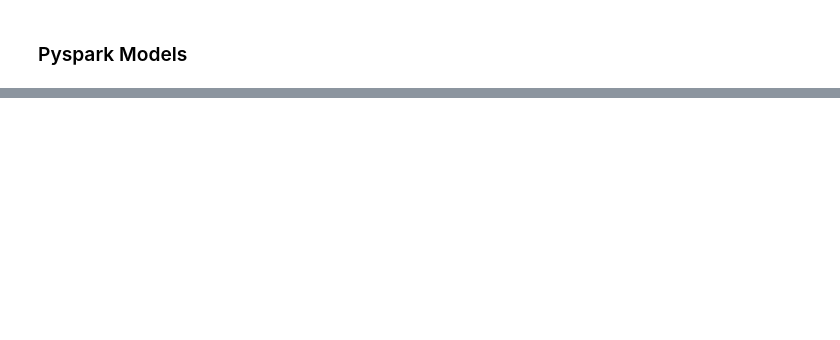
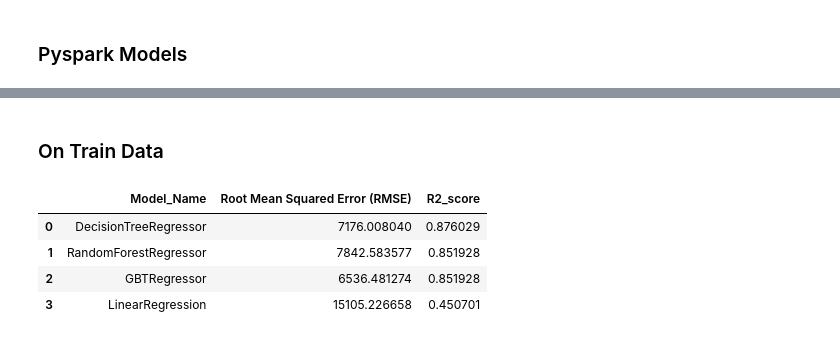
Before and after one commit to menna15/Air-flights-Fare-Prediction, a Jupyter notebook: airflight-bigdata.ipynb, the cells around one changed output, grey strips where cells are left out. Saved outputs shown, nothing was run; the diff lists cells and outputs as text; code cells hidden in the pictures; blank space fills up the shorter version.

Commit message:
Add Evaluation on training

```diff
--- a/airflight-bigdata.ipynb
+++ b/airflight-bigdata.ipynb
@@ -650,4 +695,5 @@ flight_df.show(3)
 only showing top 3 rows
 # %%
 results=[]
+results_train=[]
 train_data, test_data = flight_df.randomSplit([0.7, 0.3], seed=42)
@@ -753,0 +855,13 @@ R2: 0.8525735258628964
+# %%
+gbt_predictions = gbt_model.transform(train_data)
+gbt_evaluator = RegressionEvaluator(labelCol="Fare", metricName="rmse")
+
+rmse = gbt_evaluator.evaluate(gbt_predictions)
+print("Root Mean Squared Error (RMSE) on test data = %g" % rmse)
+
+# compute R2
+evaluator = RegressionEvaluator(labelCol="Fare", metricName="r2")
+r2 = evaluator.evaluate(predictions)
+print("R2:", r2)
+
+results_train.append([rmse,r2])
@@ -775,0 +898,10 @@ R2 = 0.875021
+# %%
+dt_predictions = dt_model.transform(train_data)
+dt_evaluator = RegressionEvaluator(labelCol="Fare", metricName="rmse")
+rmse = dt_evaluator.evaluate(dt_predictions)
+print("Root Mean Squared Error (RMSE) on test data = %g" % rmse)
+dt_evaluator = RegressionEvaluator(labelCol="Fare", metricName="r2")
+r2 = dt_evaluator.evaluate(dt_predictions)
+print("R2 = %g" % r2)
+
+results_train.append([rmse,r2])
@@ -794,0 +933,17 @@ result
+# %% [markdown]
+### On Train Data
+# %%
+models=['LinearRegression','RandomForestRegressor','GBTRegressor','DecisionTreeRegressor']
+result=pd.DataFrame({'Model_Name':models})
+rmse = [val[0] for val in results_train]
+result['Root Mean Squared Error (RMSE)']=rmse
+r2 = [val[1] for val in results_train]
+result['R2_score']=r2
+result=result.sort_values(by='R2_score',ascending=False).reset_index(drop=True)
+result
+# %% [output]
+|  | Model_Name | Root Mean Squared Error (RMSE) | R2_score |
+| 0 | DecisionTreeRegressor | 7176.008040 | 0.876029 |
+| 1 | RandomForestRegressor | 7842.583577 | 0.851928 |
+| 2 | GBTRegressor | 6536.481274 | 0.851928 |
+| 3 | LinearRegression | 15105.226658 | 0.450701 |
```
Also changed, not shown: parts of 32 cells of this notebook.
